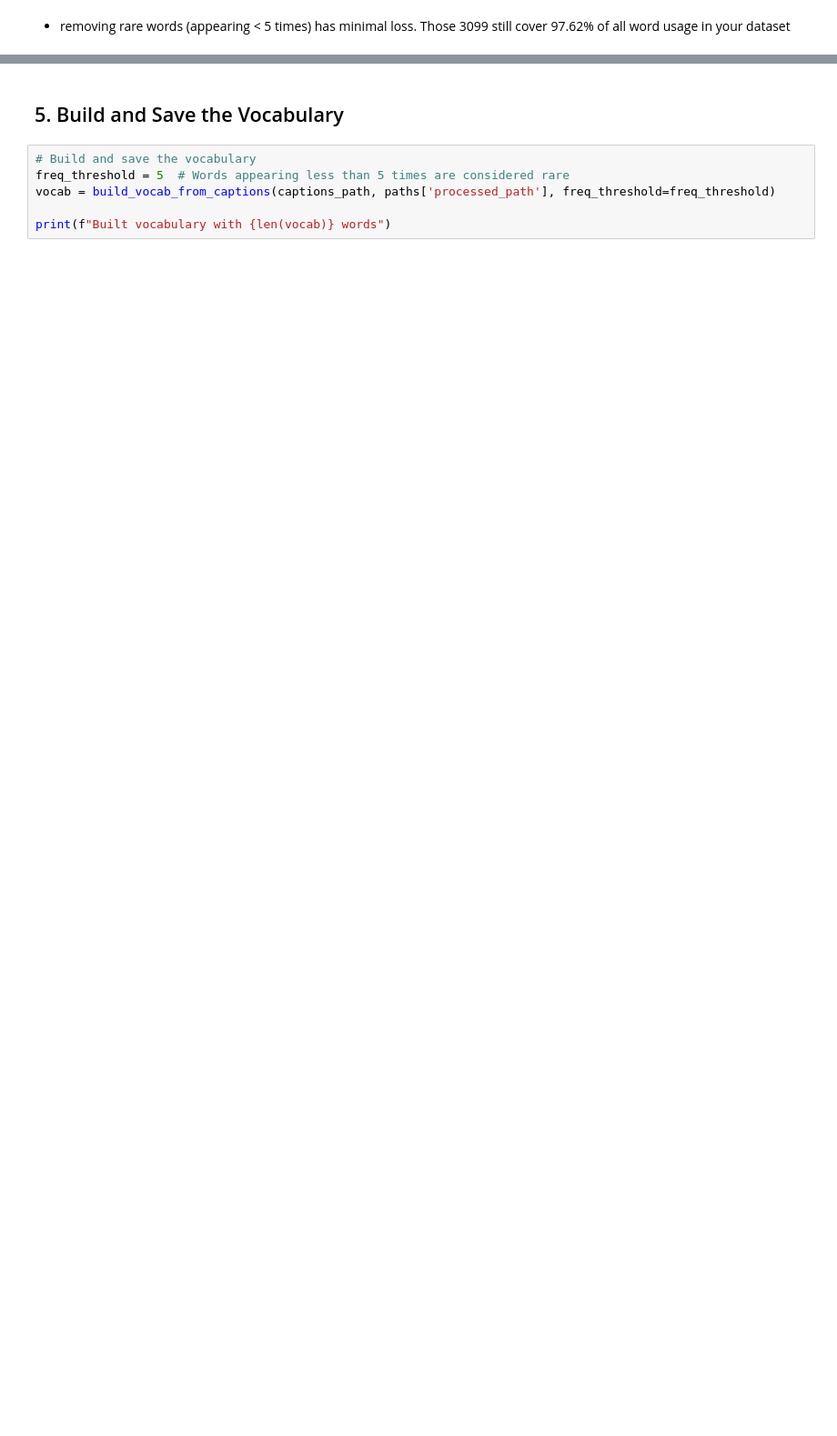
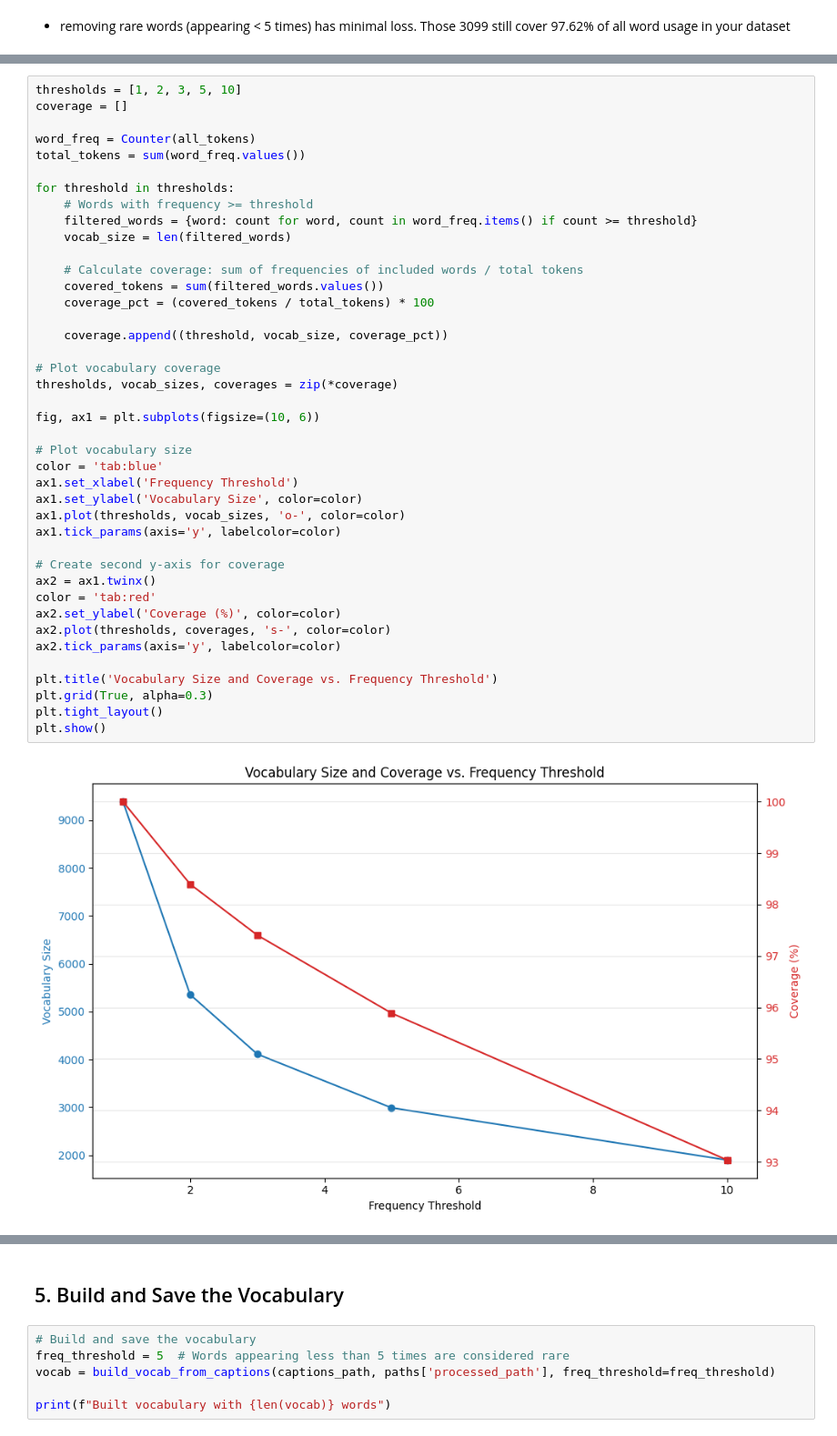
Before and after one commit to SepSoup/image-captioning, a Jupyter notebook: notebooks/1_Data_Exploration.ipynb, the cells around one changed output, grey strips where cells are left out. Shown at 91% size. Drawn from its saved outputs; the diff is of its cells as text; blank space fills up the shorter version.

```diff
--- a/notebooks/1_Data_Exploration.ipynb
+++ b/notebooks/1_Data_Exploration.ipynb
@@ -630,0 +629,43 @@ plt.show()
+# %%
+thresholds = [1, 2, 3, 5, 10]
+coverage = []
+
+word_freq = Counter(all_tokens)
+total_tokens = sum(word_freq.values())
+
+for threshold in thresholds:
+    # Words with frequency >= threshold
+    filtered_words = {word: count for word, count in word_freq.items() if count >= threshold}
+    vocab_size = len(filtered_words)
+
+    # Calculate coverage: sum of frequencies of included words / total tokens
+    covered_tokens = sum(filtered_words.values())
+    coverage_pct = (covered_tokens / total_tokens) * 100
+
+    coverage.append((threshold, vocab_size, coverage_pct))
+
+# Plot vocabulary coverage
+thresholds, vocab_sizes, coverages = zip(*coverage)
+
+fig, ax1 = plt.subplots(figsize=(10, 6))
+
+# Plot vocabulary size
+color = 'tab:blue'
+ax1.set_xlabel('Frequency Threshold')
+ax1.set_ylabel('Vocabulary Size', color=color)
+ax1.plot(thresholds, vocab_sizes, 'o-', color=color)
+ax1.tick_params(axis='y', labelcolor=color)
+
+# Create second y-axis for coverage
+ax2 = ax1.twinx()
+color = 'tab:red'
+ax2.set_ylabel('Coverage (%)', color=color)
+ax2.plot(thresholds, coverages, 's-', color=color)
+ax2.tick_params(axis='y', labelcolor=color)
+
+plt.title('Vocabulary Size and Coverage vs. Frequency Threshold')
+plt.grid(True, alpha=0.3)
+plt.tight_layout()
+plt.show()
+# %% [output]
+[figure, added]
```
Also changed, not shown: parts of 13 cells of this notebook.
